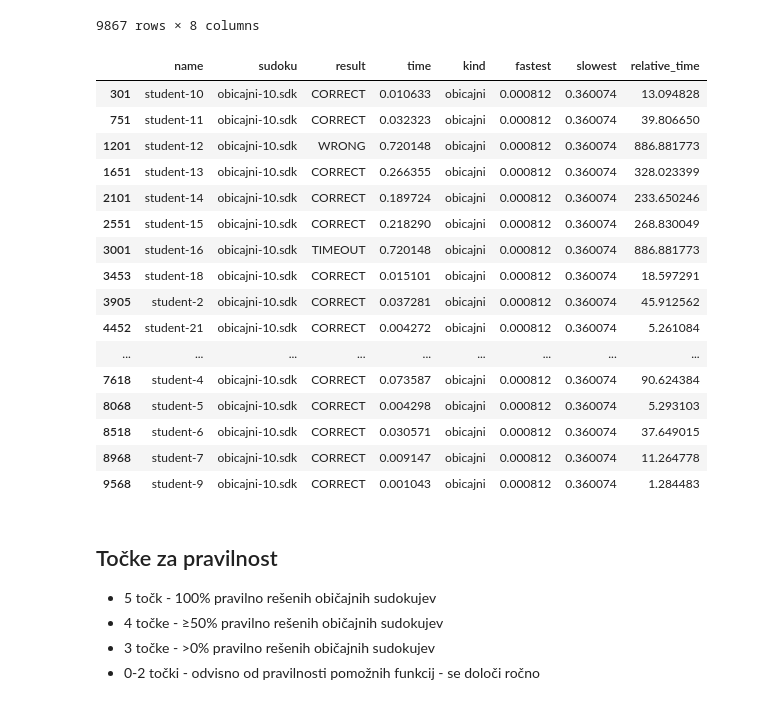
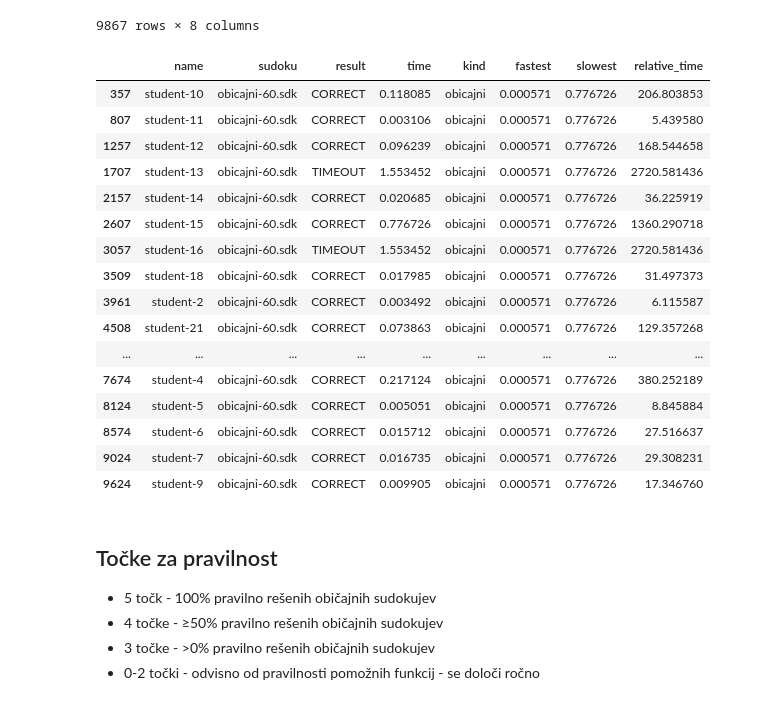
Before and after one commit to valentinamacek/programiranje-1, a Jupyter notebook: domaca-naloga/benchmarks.ipynb, the cells around one changed output. Saved outputs shown, nothing was run; the diff lists cells and outputs as text; code cells hidden in the pictures.

```diff
--- a/domaca-naloga/benchmarks.ipynb
+++ b/domaca-naloga/benchmarks.ipynb
@@ -43,25 +43,25 @@ benchmarks
 | 9866 | student-9 | termometri-99.sdk | WRONG | 0.002724 | termometri | 0.001362 | 0.001362 | 2.000000 |
 9867 rows × 8 columns
 # %%
-benchmarks.loc[benchmarks["sudoku"]=="obicajni-10.sdk"]
+benchmarks.loc[benchmarks["sudoku"]=="obicajni-60.sdk"]
 # %% [output]
 |  | name | sudoku | result | time | kind | fastest | slowest | relative_time |
-| 301 | student-10 | obicajni-10.sdk | CORRECT | 0.010633 | obicajni | 0.000812 | 0.360074 | 13.094828 |
-| 751 | student-11 | obicajni-10.sdk | CORRECT | 0.032323 | obicajni | 0.000812 | 0.360074 | 39.806650 |
-| 1201 | student-12 | obicajni-10.sdk | WRONG | 0.720148 | obicajni | 0.000812 | 0.360074 | 886.881773 |
-| 1651 | student-13 | obicajni-10.sdk | CORRECT | 0.266355 | obicajni | 0.000812 | 0.360074 | 328.023399 |
-| 2101 | student-14 | obicajni-10.sdk | CORRECT | 0.189724 | obicajni | 0.000812 | 0.360074 | 233.650246 |
-| 2551 | student-15 | obicajni-10.sdk | CORRECT | 0.218290 | obicajni | 0.000812 | 0.360074 | 268.830049 |
-| 3001 | student-16 | obicajni-10.sdk | TIMEOUT | 0.720148 | obicajni | 0.000812 | 0.360074 | 886.881773 |
-| 3453 | student-18 | obicajni-10.sdk | CORRECT | 0.015101 | obicajni | 0.000812 | 0.360074 | 18.597291 |
-| 3905 | student-2 | obicajni-10.sdk | CORRECT | 0.037281 | obicajni | 0.000812 | 0.360074 | 45.912562 |
-| 4452 | student-21 | obicajni-10.sdk | CORRECT | 0.004272 | obicajni | 0.000812 | 0.360074 | 5.261084 |
+| 357 | student-10 | obicajni-60.sdk | CORRECT | 0.118085 | obicajni | 0.000571 | 0.776726 | 206.803853 |
+| 807 | student-11 | obicajni-60.sdk | CORRECT | 0.003106 | obicajni | 0.000571 | 0.776726 | 5.439580 |
+| 1257 | student-12 | obicajni-60.sdk | CORRECT | 0.096239 | obicajni | 0.000571 | 0.776726 | 168.544658 |
+| 1707 | student-13 | obicajni-60.sdk | TIMEOUT | 1.553452 | obicajni | 0.000571 | 0.776726 | 2720.581436 |
+| 2157 | student-14 | obicajni-60.sdk | CORRECT | 0.020685 | obicajni | 0.000571 | 0.776726 | 36.225919 |
+| 2607 | student-15 | obicajni-60.sdk | CORRECT | 0.776726 | obicajni | 0.000571 | 0.776726 | 1360.290718 |
+| 3057 | student-16 | obicajni-60.sdk | TIMEOUT | 1.553452 | obicajni | 0.000571 | 0.776726 | 2720.581436 |
+| 3509 | student-18 | obicajni-60.sdk | CORRECT | 0.017985 | obicajni | 0.000571 | 0.776726 | 31.497373 |
+| 3961 | student-2 | obicajni-60.sdk | CORRECT | 0.003492 | obicajni | 0.000571 | 0.776726 | 6.115587 |
+| 4508 | student-21 | obicajni-60.sdk | CORRECT | 0.073863 | obicajni | 0.000571 | 0.776726 | 129.357268 |
 | ... | ... | ... | ... | ... | ... | ... | ... | ... |
-| 7618 | student-4 | obicajni-10.sdk | CORRECT | 0.073587 | obicajni | 0.000812 | 0.360074 | 90.624384 |
-| 8068 | student-5 | obicajni-10.sdk | CORRECT | 0.004298 | obicajni | 0.000812 | 0.360074 | 5.293103 |
-| 8518 | student-6 | obicajni-10.sdk | CORRECT | 0.030571 | obicajni | 0.000812 | 0.360074 | 37.649015 |
-| 8968 | student-7 | obicajni-10.sdk | CORRECT | 0.009147 | obicajni | 0.000812 | 0.360074 | 11.264778 |
-| 9568 | student-9 | obicajni-10.sdk | CORRECT | 0.001043 | obicajni | 0.000812 | 0.360074 | 1.284483 |
+| 7674 | student-4 | obicajni-60.sdk | CORRECT | 0.217124 | obicajni | 0.000571 | 0.776726 | 380.252189 |
+| 8124 | student-5 | obicajni-60.sdk | CORRECT | 0.005051 | obicajni | 0.000571 | 0.776726 | 8.845884 |
+| 8574 | student-6 | obicajni-60.sdk | CORRECT | 0.015712 | obicajni | 0.000571 | 0.776726 | 27.516637 |
+| 9024 | student-7 | obicajni-60.sdk | CORRECT | 0.016735 | obicajni | 0.000571 | 0.776726 | 29.308231 |
+| 9624 | student-9 | obicajni-60.sdk | CORRECT | 0.009905 | obicajni | 0.000571 | 0.776726 | 17.346760 |
 # %% [markdown]
 ## Točke za pravilnost
 
```
Also changed, not shown: 5 other files.
